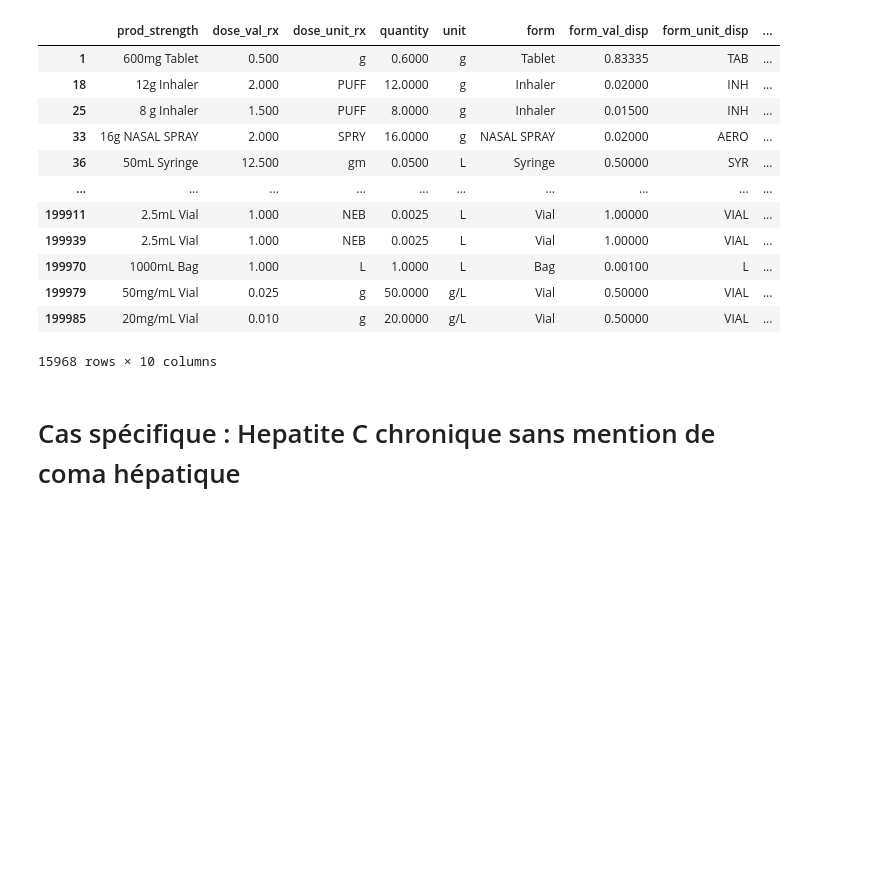
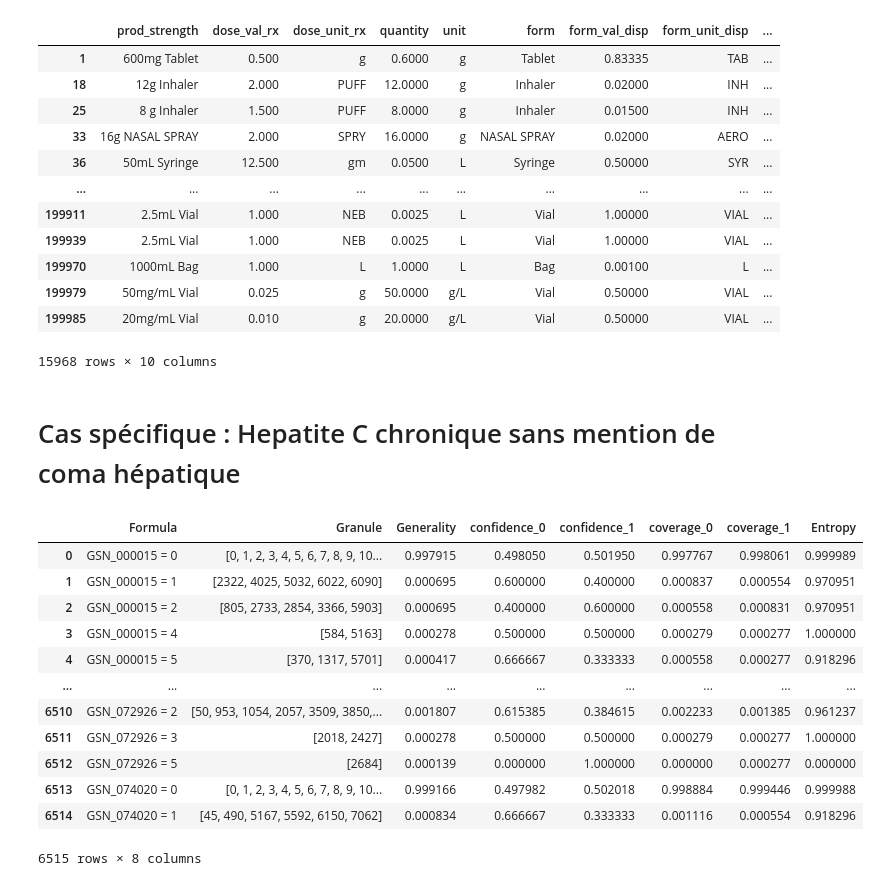
Before and after one commit to JulesVoyer/PDI, a Jupyter notebook: Traitement.ipynb, the cells around one changed output. Saved outputs shown, nothing was run; the diff lists cells and outputs as text; code cells hidden in the pictures; blank space fills up the shorter version.

Commit message:
Granules & criterias

```diff
--- a/Traitement.ipynb
+++ b/Traitement.ipynb
@@ -281,3 +281,5 @@ big_dataset = pd.concat([dataset, generate_mistakes(dataset)], ignore_index=True
 #shuffle the dataset
 
 big_dataset = big_dataset.sample(frac=1).reset_index(drop=True)
+# %%
+train, test = big_dataset[:int(len(big_dataset)*0.7)], big_dataset[int(len(big_dataset)*0.7):]
@@ -283,0 +302,6 @@ big_dataset = big_dataset.sample(frac=1).reset_index(drop=True)
+# %%
+def getGenerality(basic_gr_table, info_table) :
+    for i in range(len(basic_gr_table)) :
+        obj_in_granule = len(basic_gr_table.loc[i, 'Granule'])
+        U = len(info_table)
+        basic_gr_table.loc[i, 'Generality'] = obj_in_granule / U
@@ -283,0 +342,44 @@ big_dataset = big_dataset.sample(frac=1).reset_index(drop=True)
+# %%
+import numpy as np
+def getEntropy(basic_gr_table, info_table) :
+
+    res = 0
+
+    for i in range(len(basic_gr_table)) :
+        for j in range(2) :
+            p_ = basic_gr_table.loc[i, 'confidence_' + str(j)]
+            if p_ == 0 :
+                res+=0
+            else :
+                res += -p_ * np.log2(p_)
+        basic_gr_table.loc[i, 'Entropy'] = res
+        res = 0
+# %%
+covering_solution = set()
+
+attributes = dataset.keys()[:-1]
+
+
+u_info_table = train
+
+u_B_Granules = getFormulasGranules(attributes, u_info_table)
+
+getGenerality(u_B_Granules, u_info_table)
+getConfidence(u_B_Granules, u_info_table)
+getCoverage(u_B_Granules, u_info_table)
+getEntropy(u_B_Granules, u_info_table)
+u_B_Granules
+# %% [output]
+|  | Formula | Granule | Generality | confidence_0 | confidence_1 | coverage_0 | coverage_1 | Entropy |
+| 0 | GSN_000015 = 0 | [0, 1, 2, 3, 4, 5, 6, 7, 8, 9, 10... | 0.997915 | 0.498050 | 0.501950 | 0.997767 | 0.998061 | 0.999989 |
+| 1 | GSN_000015 = 1 | [2322, 4025, 5032, 6022, 6090] | 0.000695 | 0.600000 | 0.400000 | 0.000837 | 0.000554 | 0.970951 |
+| 2 | GSN_000015 = 2 | [805, 2733, 2854, 3366, 5903] | 0.000695 | 0.400000 | 0.600000 | 0.000558 | 0.000831 | 0.970951 |
+| 3 | GSN_000015 = 4 | [584, 5163] | 0.000278 | 0.500000 | 0.500000 | 0.000279 | 0.000277 | 1.000000 |
+| 4 | GSN_000015 = 5 | [370, 1317, 5701] | 0.000417 | 0.666667 | 0.333333 | 0.000558 | 0.000277 | 0.918296 |
+| ... | ... | ... | ... | ... | ... | ... | ... | ... |
+| 6510 | GSN_072926 = 2 | [50, 953, 1054, 2057, 3509, 3850,... | 0.001807 | 0.615385 | 0.384615 | 0.002233 | 0.001385 | 0.961237 |
+| 6511 | GSN_072926 = 3 | [2018, 2427] | 0.000278 | 0.500000 | 0.500000 | 0.000279 | 0.000277 | 1.000000 |
+| 6512 | GSN_072926 = 5 | [2684] | 0.000139 | 0.000000 | 1.000000 | 0.000000 | 0.000277 | 0.000000 |
+| 6513 | GSN_074020 = 0 | [0, 1, 2, 3, 4, 5, 6, 7, 8, 9, 10... | 0.999166 | 0.497982 | 0.502018 | 0.998884 | 0.999446 | 0.999988 |
+| 6514 | GSN_074020 = 1 | [45, 490, 5167, 5592, 6150, 7062] | 0.000834 | 0.666667 | 0.333333 | 0.001116 | 0.000554 | 0.918296 |
+6515 rows × 8 columns
```
Also changed, not shown: parts of 3 cells of this notebook.
